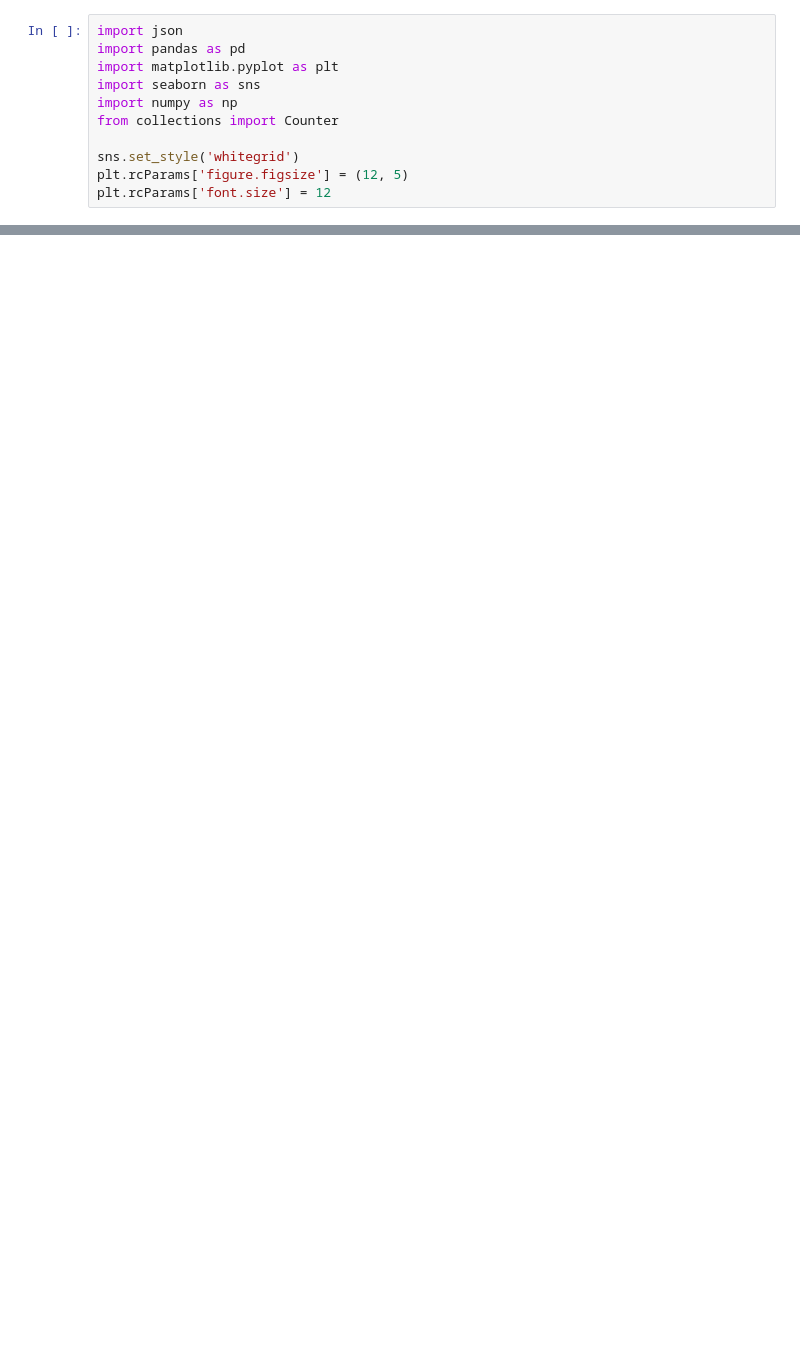
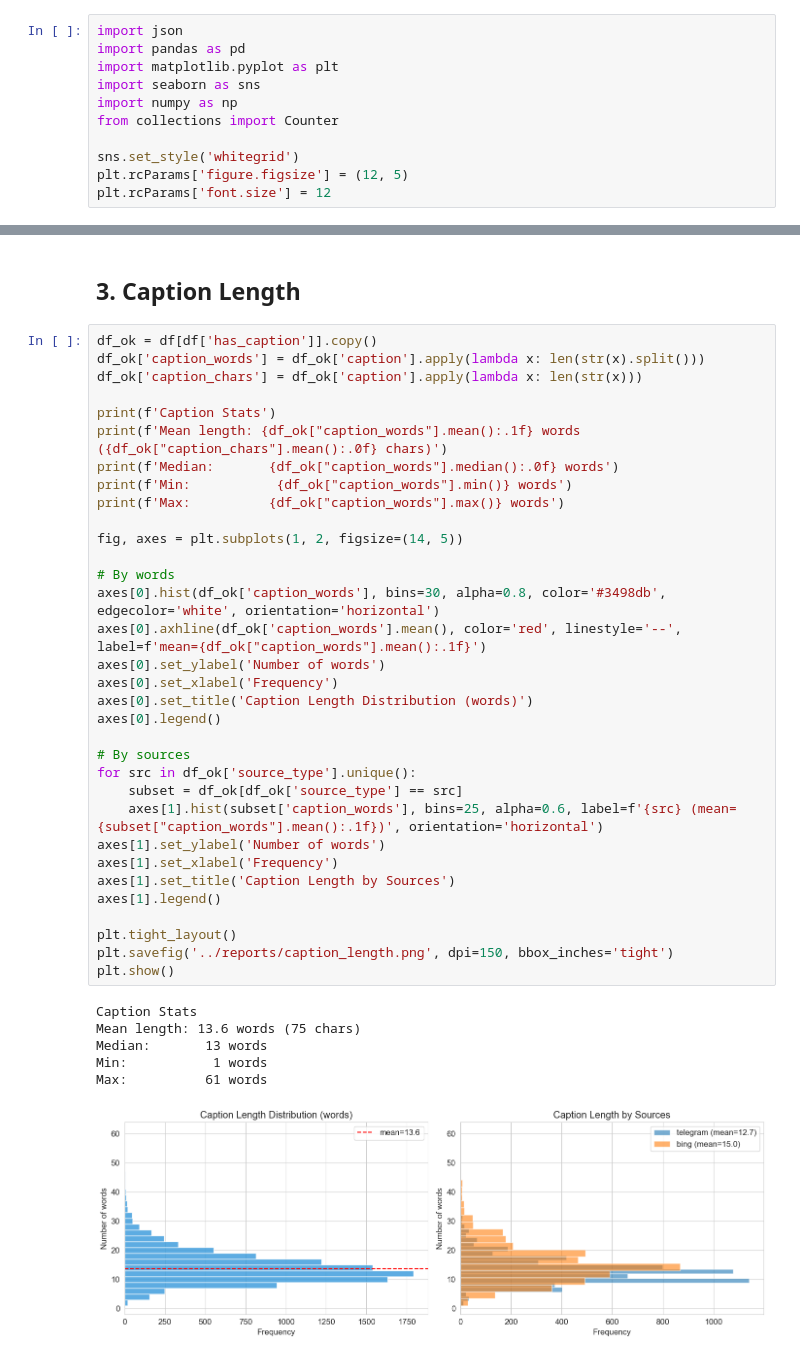
Before and after one commit to Ahamidullin/VQA-Augmented_Multimodal_Meme_Retrieval_System, a Jupyter notebook: notebooks/vqa_quality_analysis.ipynb, the cells around one changed output, grey strips where cells are left out. Drawn from its saved outputs; the diff is of its cells as text; blank space fills up the shorter version.

```diff
--- a/notebooks/vqa_quality_analysis.ipynb
+++ b/notebooks/vqa_quality_analysis.ipynb
@@ -256,0 +120,42 @@ print('\n✅ Данные готовы для построения эмбедд
+# %% [markdown]
+## 3. Caption Length
+# %%
+df_ok = df[df['has_caption']].copy()
+df_ok['caption_words'] = df_ok['caption'].apply(lambda x: len(str(x).split()))
+df_ok['caption_chars'] = df_ok['caption'].apply(lambda x: len(str(x)))
+
+print(f'Caption Stats')
+print(f'Mean length: {df_ok["caption_words"].mean():.1f} words ({df_ok["caption_chars"].mean():.0f} chars)')
+print(f'Median:       {df_ok["caption_words"].median():.0f} words')
+print(f'Min:           {df_ok["caption_words"].min()} words')
+print(f'Max:          {df_ok["caption_words"].max()} words')
+
+fig, axes = plt.subplots(1, 2, figsize=(14, 5))
+
+# By words
+axes[0].hist(df_ok['caption_words'], bins=30, alpha=0.8, color='#3498db', edgecolor='white', orientation='horizontal')
+axes[0].axhline(df_ok['caption_words'].mean(), color='red', linestyle='--', label=f'mean={df_ok["caption_words"].mean():.1f}')
+axes[0].set_ylabel('Number of words')
+axes[0].set_xlabel('Frequency')
+axes[0].set_title('Caption Length Distribution (words)')
+axes[0].legend()
+
+# By sources
+for src in df_ok['source_type'].unique():
+    subset = df_ok[df_ok['source_type'] == src]
+    axes[1].hist(subset['caption_words'], bins=25, alpha=0.6, label=f'{src} (mean={subset["caption_words"].mean():.1f})', orientation='horizontal')
+axes[1].set_ylabel('Number of words')
+axes[1].set_xlabel('Frequency')
+axes[1].set_title('Caption Length by Sources')
+axes[1].legend()
+
+plt.tight_layout()
+plt.savefig('../reports/caption_length.png', dpi=150, bbox_inches='tight')
+plt.show()
+# %% [output]
+Caption Stats
+Mean length: 13.6 words (75 chars)
+Median:       13 words
+Min:           1 words
+Max:          61 words
+[figure, added]
```
Also changed, not shown: parts of 38 cells of this notebook, 47 other files.
